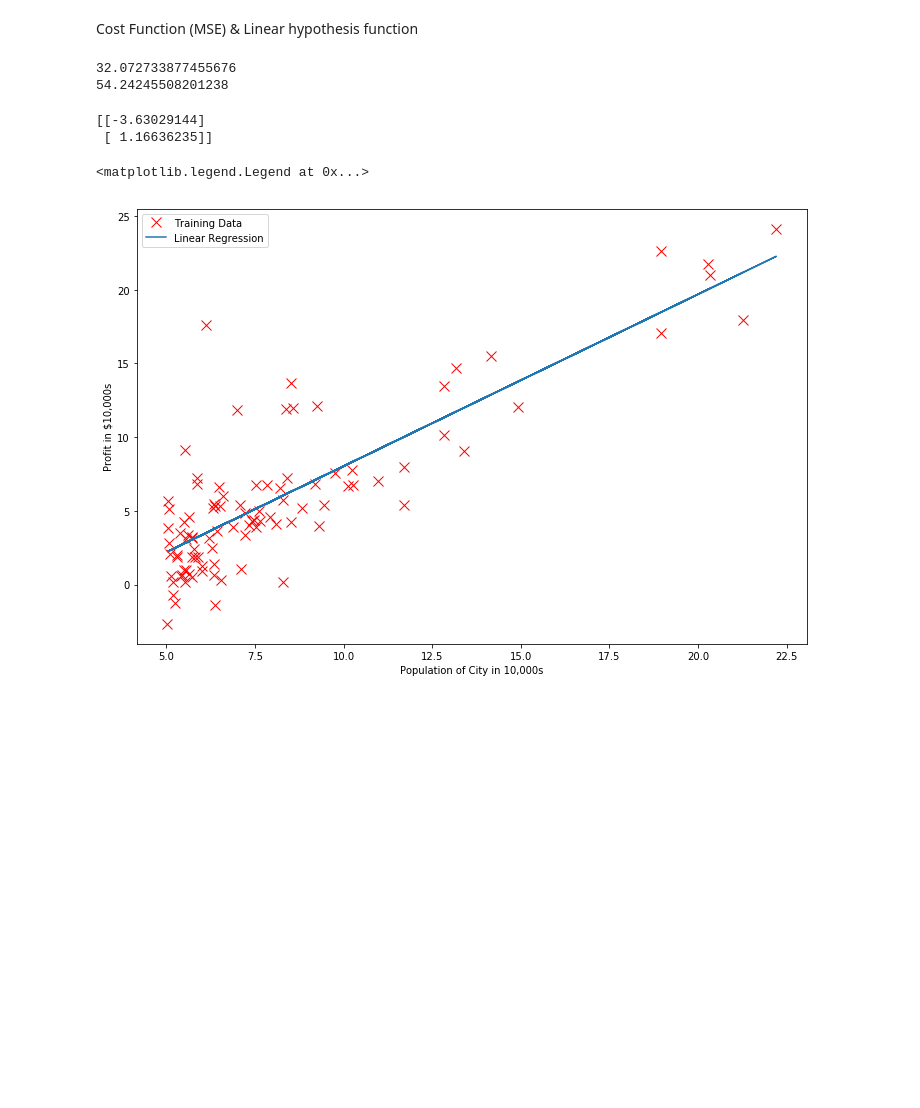
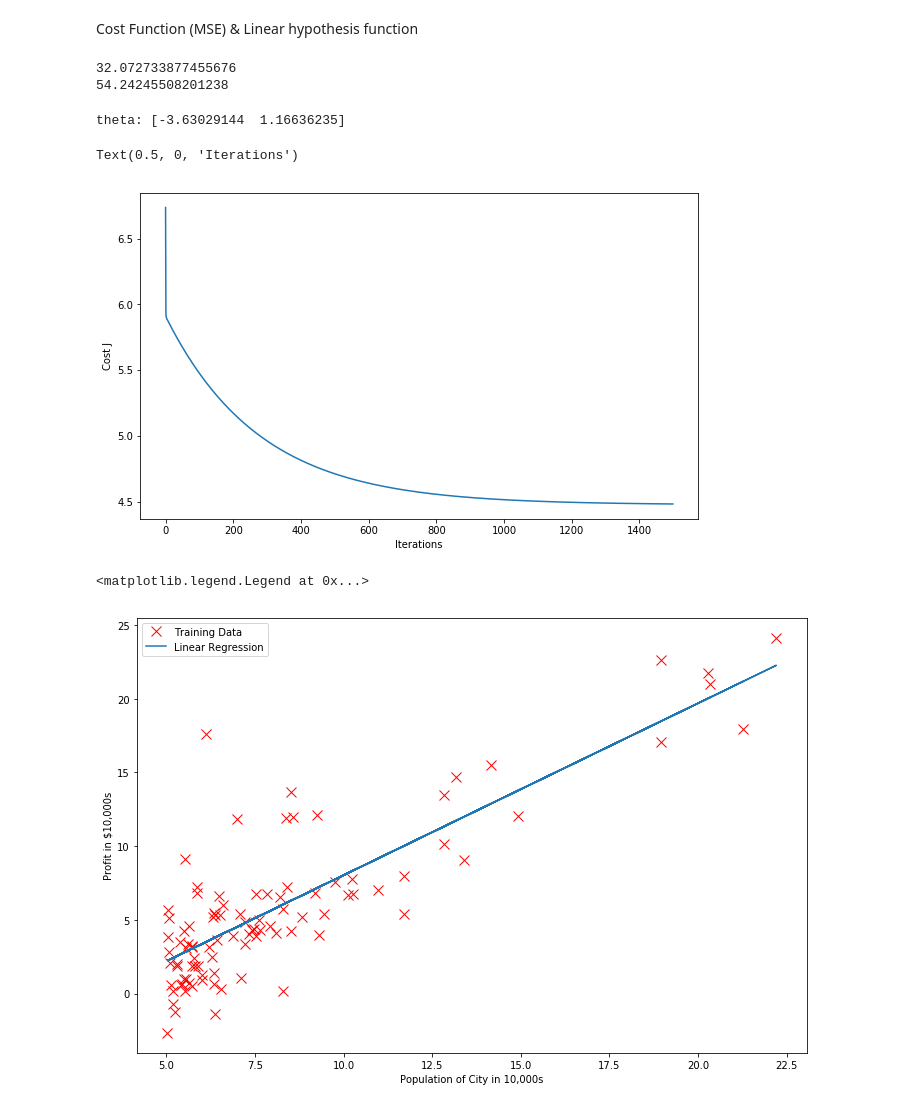
Before and after one commit to chriscross00/ML_Ng, a Jupyter notebook: ML_ex1/ex1_lab.ipynb, the cells around one changed output. Saved outputs shown, nothing was run; the diff lists cells and outputs as text; code cells hidden in the pictures; blank space fills up the shorter version.

```diff
--- a/ML_ex1/ex1_lab.ipynb
+++ b/ML_ex1/ex1_lab.ipynb
@@ -69,18 +70,24 @@ def gradient_descent(x, y, theta, alpha, num_iters):
         h = np.dot(x, theta)
         theta = theta - (alpha/m) * (x.T.dot(h - y))
         J_history.append(compute_cost(x, y, theta))
-    return theta
+    return (theta, J_history)
 # %%
 theta = [[0], [0]]
 
 iterations = 1500
 alpha = 0.01
 
-theta = gradient_descent(x, y, theta, alpha, iterations)
-print(theta)
+theta, cost_J = gradient_descent(x, y, theta, alpha, iterations)
+print('theta:',theta.ravel())
+
+plt.figure(figsize=(10,6))
+plt.plot(cost_J)
+plt.ylabel('Cost J')
+plt.xlabel('Iterations')
 # %% [output]
-[[-3.63029144]
- [ 1.16636235]]
+theta: [-3.63029144  1.16636235]
+Text(0.5, 0, 'Iterations')
+[figure, added]
 # %%
 plt.figure(figsize=(12,8))
 plt.plot(x[:,1], y,'rx',markersize=10)
```
Also changed, not shown: parts of 6 cells of this notebook.
